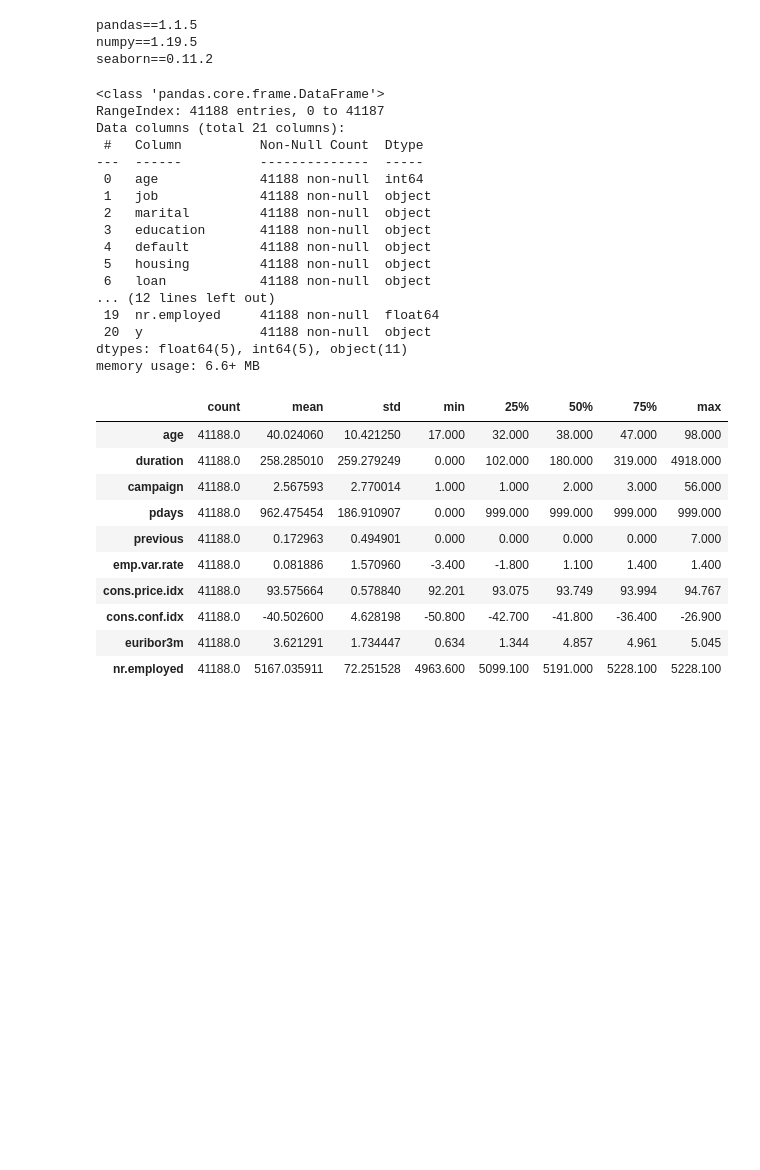
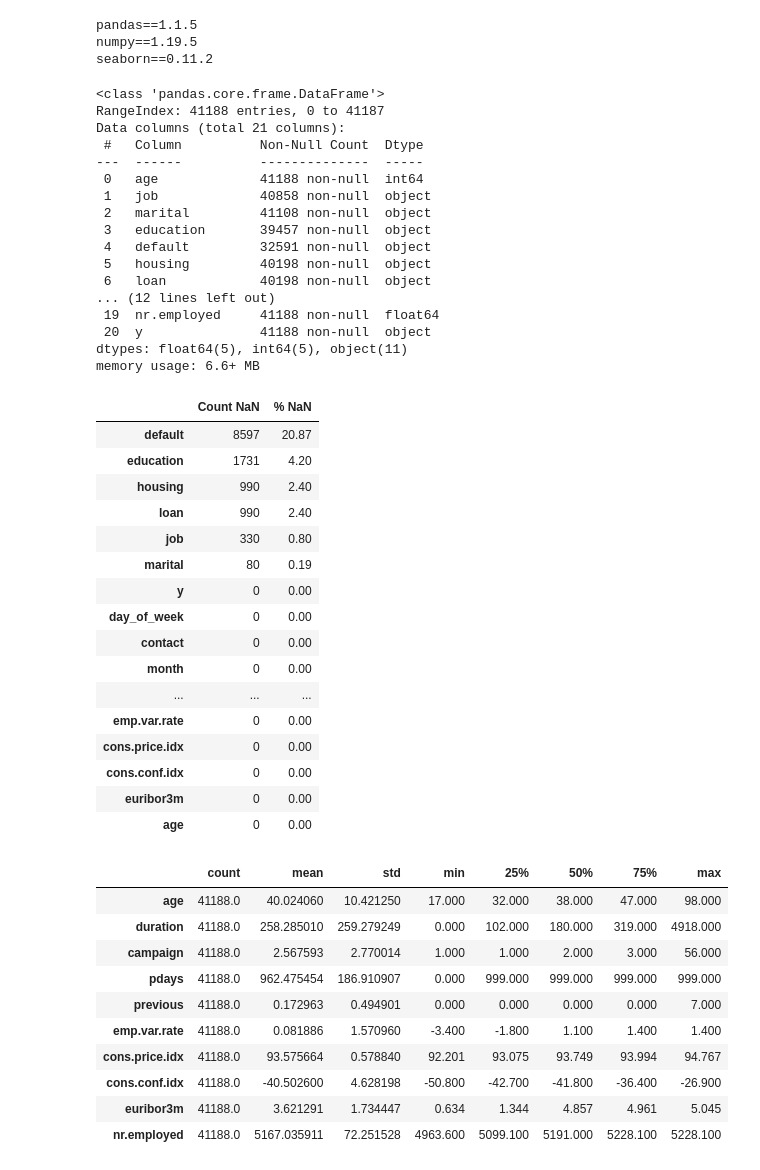
Before and after one commit to AmeeAyco/BANK-DATA-MARKETING-, a Jupyter notebook: MAN_203_S1.ipynb, the cells around one changed output. Saved outputs shown, nothing was run; the diff lists cells and outputs as text; code cells hidden in the pictures; blank space fills up the shorter version.

```diff
--- a/MAN_203_S1.ipynb
+++ b/MAN_203_S1.ipynb
@@ -109,11 +109,11 @@ numpy==1.19.5
 seaborn==0.11.2
 # %%
 # CSV Data were read from the folder. separate texts using delimeter
-missing=["No Info","None","none"]
 url = 'https://raw.githubusercontent.com/AmeeAyco/BANK-DATA-MARKETING-/main/bank-additional-full.csv'
-df_Bank_Data = pd.read_csv(url,na_values=missing,sep=";")
+missing= ["unknown"]
+df_Bank_Data = pd.read_csv(url,na_values=missing, sep=";")
 # %%
-#output the column names, see the non-null count of each field and output the date type
+#output the column name output the date type. since the
 df_Bank_Data.info()
 # %% [output]
 <class 'pandas.core.frame.DataFrame'>
@@ -122,14 +122,39 @@ Data columns (total 21 columns):
  #   Column          Non-Null Count  Dtype
 ---  ------          --------------  -----
  0   age             41188 non-null  int64
- 1   job             41188 non-null  object
- 2   marital         41188 non-null  object
- 3   education       41188 non-null  object
- 4   default         41188 non-null  object
- 5   housing         41188 non-null  object
- 6   loan            41188 non-null  object
+ 1   job             40858 non-null  object
+ 2   marital         41108 non-null  object
+ 3   education       39457 non-null  object
+ 4   default         32591 non-null  object
+ 5   housing         40198 non-null  object
+ 6   loan            40198 non-null  object
 ... (12 lines left out)
  19  nr.employed     41188 non-null  float64
  20  y               41188 non-null  object
 dtypes: float64(5), int64(5), object(11)
 memory usage: 6.6+ MB
+# %%
+#count missing values
+def Count_NaN():
+    NaN_0=pd.DataFrame(df_Bank_Data.isnull().sum().sort_values(ascending=False),columns = ["Count NaN"])
+    NaN_0["% NaN"]=(df_Bank_Data.isna().sum()/len(df_Bank_Data)*100)
+    return NaN_0.round(2)
+Count_NaN()
+# %% [output]
+|  | Count NaN | % NaN |
+| default | 8597 | 20.87 |
+| education | 1731 | 4.20 |
+| housing | 990 | 2.40 |
+| loan | 990 | 2.40 |
+| job | 330 | 0.80 |
+| marital | 80 | 0.19 |
+| y | 0 | 0.00 |
+| day_of_week | 0 | 0.00 |
+| contact | 0 | 0.00 |
+| month | 0 | 0.00 |
+| ... | ... | ... |
+| emp.var.rate | 0 | 0.00 |
+| cons.price.idx | 0 | 0.00 |
+| cons.conf.idx | 0 | 0.00 |
+| euribor3m | 0 | 0.00 |
+| age | 0 | 0.00 |
```
Also changed, not shown: parts of 1 cell of this notebook.
